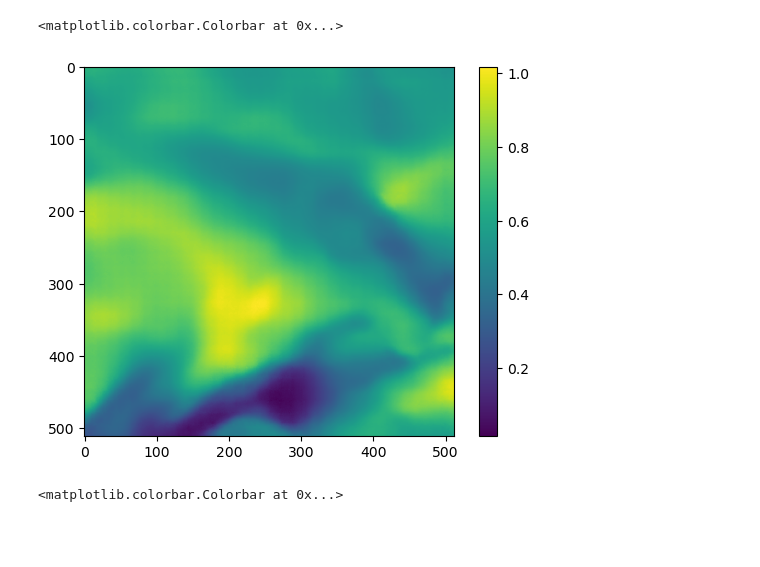
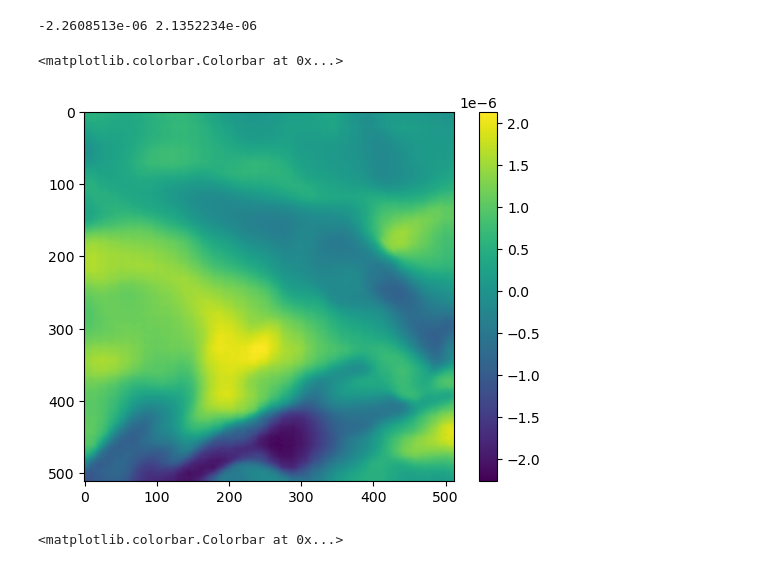
Before and after one commit to ar1619/DBPN_2, a Jupyter notebook: LST.ipynb, the cells around one changed output. Cells and saved outputs as stored; diff of their text form; code cells hidden in the pictures; blank space fills up the shorter version.

```diff
--- a/LST.ipynb
+++ b/LST.ipynb
@@ -6,0 +18,12 @@ import os
+# %%
+file = NetCDFFile('../../RDS/OCO-2/oco2_GEOS_L3CO2_day_20150116_B10206Ar.nc4')
+data = np.squeeze(file.variables['XCO2'][:])
+lat = np.squeeze(file.variables['lat'][:])
+lon = np.squeeze(file.variables['lon'][:])
+
+lon_reshaped = np.reshape(lon, (1, 576))
+lat_reshaped = np.reshape(lat, (361, 1))
+
+new_lon, new_lat = np.broadcast_arrays(lon_reshaped, lat_reshaped)
+new_lon = new_lon.flatten()
+new_lat = new_lat.flatten()
@@ -7,5 +57,7 @@ import os
 # %%
 file_test = np.load('Input/XCO2/0_lr.npy')
+file_lr = np.expand_dims(file_test, axis=0)
+print(np.min(file_test), np.max(file_test))
 plt.imshow(file_test)
 plt.colorbar()
 # %% [output]
@@ -13 +66,12 @@ plt.colorbar()
 [figure]
+# %%
+def normalize(data):
+    return (data - np.min(data)) / (np.max(data) - np.min(data))
+# %%
+def unnormalize(array_sr, array_lr):
+    for i in range(len(array_sr)):
+        array_sr[i] = normalize(array_sr[i])
+        min = np.min(array_lr[i])
+        max = np.max(array_lr[i])
+        array_sr[i] = (array_sr[i] * (max - min)) + min
+    return array_sr
@@ -14,10 +102,13 @@ plt.colorbar()
 # %%
 file_test = np.load('../../RDS/dbpn/DBPN_2/Result/XCO2/0_lr.npy')
-plt.imshow(file_test)
+file_test = unnormalize(np.expand_dims(file_test, axis=0), file_lr)
+print(np.min(file_test), np.max(file_test))
+plt.imshow(file_test[0])
 plt.colorbar()
 # %% [output]
-<matplotlib.colorbar.Colorbar at 0x...>
+-2.2608513e-06 2.1352234e-06
+<matplotlib.colorbar.Colorbar at 0x...>
-[figure, old version]
+[figure, new version]
 # %%
 file_test = np.load('Result/XCO2/0_lr_old.npy')
 plt.imshow(file_test)
```
Also changed, not shown: parts of 11 cells of this notebook, 1 other file.
